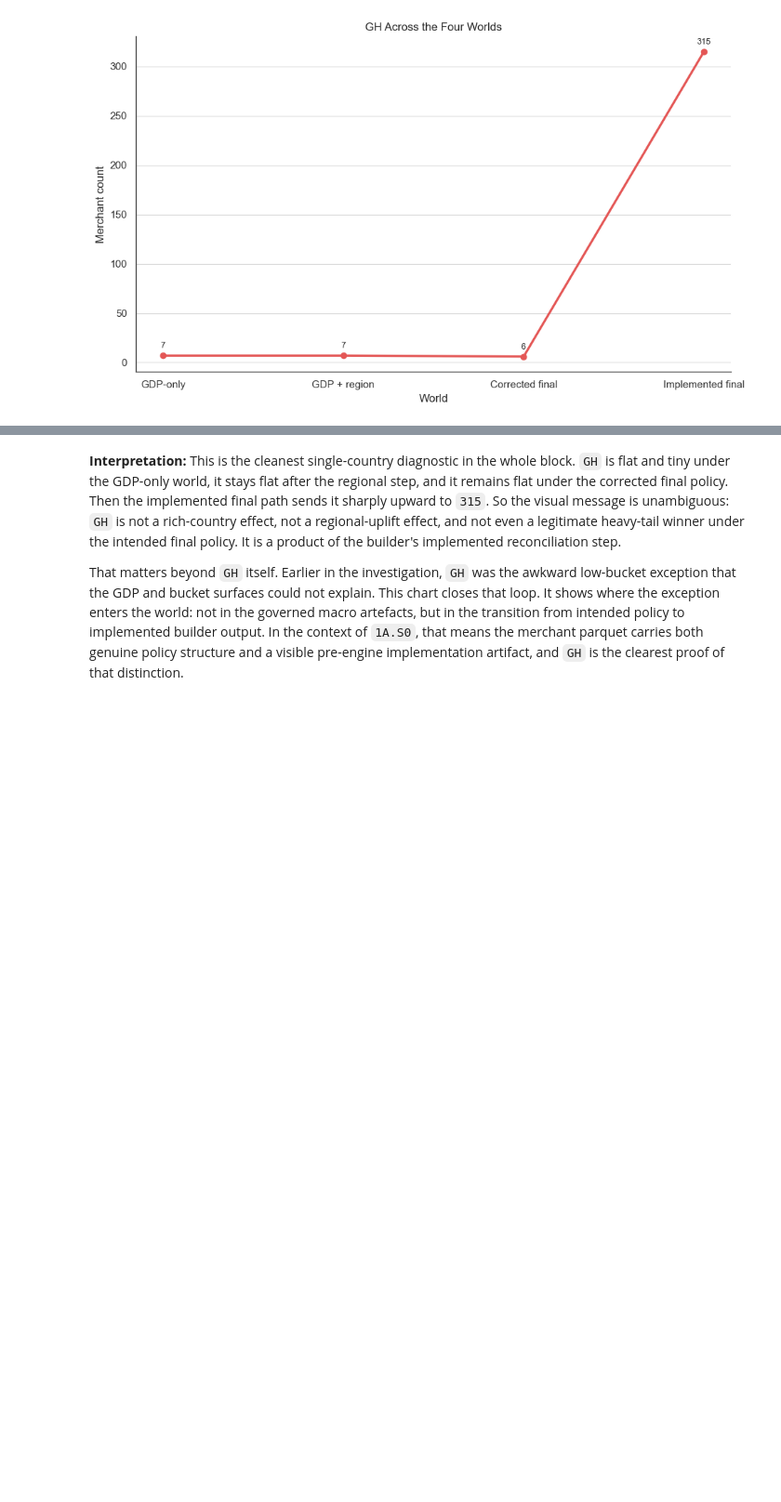
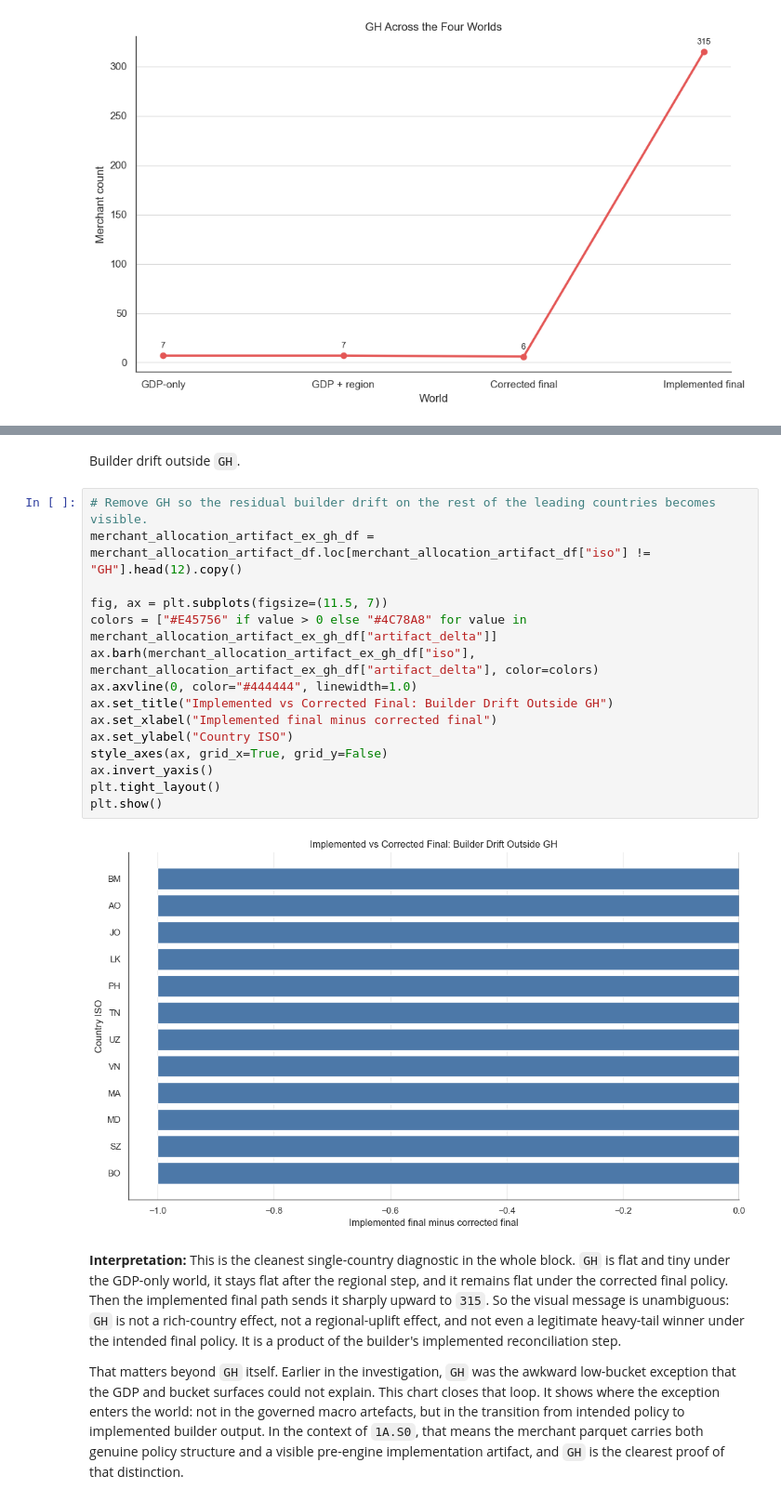
Before and after one commit to EsosaOrumwese/fraud-detection-system, a Jupyter notebook: analysis/dev_full_offline_investigation/00_investigation/notebooks/00_understanding_governed_data_world_p1.ipynb, the cells around one changed output, grey strips where cells are left out. Shown at 93% size. Cells and saved outputs as stored; diff of their text form; blank space fills up the shorter version.

```diff
--- a/analysis/dev_full_offline_investigation/00_investigation/notebooks/00_understanding_governed_data_world_p1.ipynb
+++ b/analysis/dev_full_offline_investigation/00_investigation/notebooks/00_understanding_governed_data_world_p1.ipynb
@@ -1707,3 +1778,22 @@ plt.show()
+# %% [markdown]
+Builder drift outside `GH`.
+# %%
+# Remove GH so the residual builder drift on the rest of the leading countries becomes visible.
+merchant_allocation_artifact_ex_gh_df = merchant_allocation_artifact_df.loc[merchant_allocation_artifact_df["iso"] != "GH"].head(12).copy()
+
+fig, ax = plt.subplots(figsize=(11.5, 7))
+colors = ["#E45756" if value > 0 else "#4C78A8" for value in merchant_allocation_artifact_ex_gh_df["artifact_delta"]]
+ax.barh(merchant_allocation_artifact_ex_gh_df["iso"], merchant_allocation_artifact_ex_gh_df["artifact_delta"], color=colors)
+ax.axvline(0, color="#444444", linewidth=1.0)
+ax.set_title("Implemented vs Corrected Final: Builder Drift Outside GH")
+ax.set_xlabel("Implemented final minus corrected final")
+ax.set_ylabel("Country ISO")
+style_axes(ax, grid_x=True, grid_y=False)
+ax.invert_yaxis()
+plt.tight_layout()
+plt.show()
+# %% [output]
+[figure, added]
 # %% [markdown]
 **Interpretation:** This is the cleanest single-country diagnostic in the whole block. `GH` is flat and tiny under the GDP-only world, it stays flat after the regional step, and it remains flat under the corrected final policy. Then the implemented final path sends it sharply upward to `315`. So the visual message is unambiguous: `GH` is not a rich-country effect, not a regional-uplift effect, and not even a legitimate heavy-tail winner under the intended final policy. It is a product of the builder's implemented reconciliation step.
 
```
Also changed, not shown: parts of 6 cells of this notebook, 14 other files.
